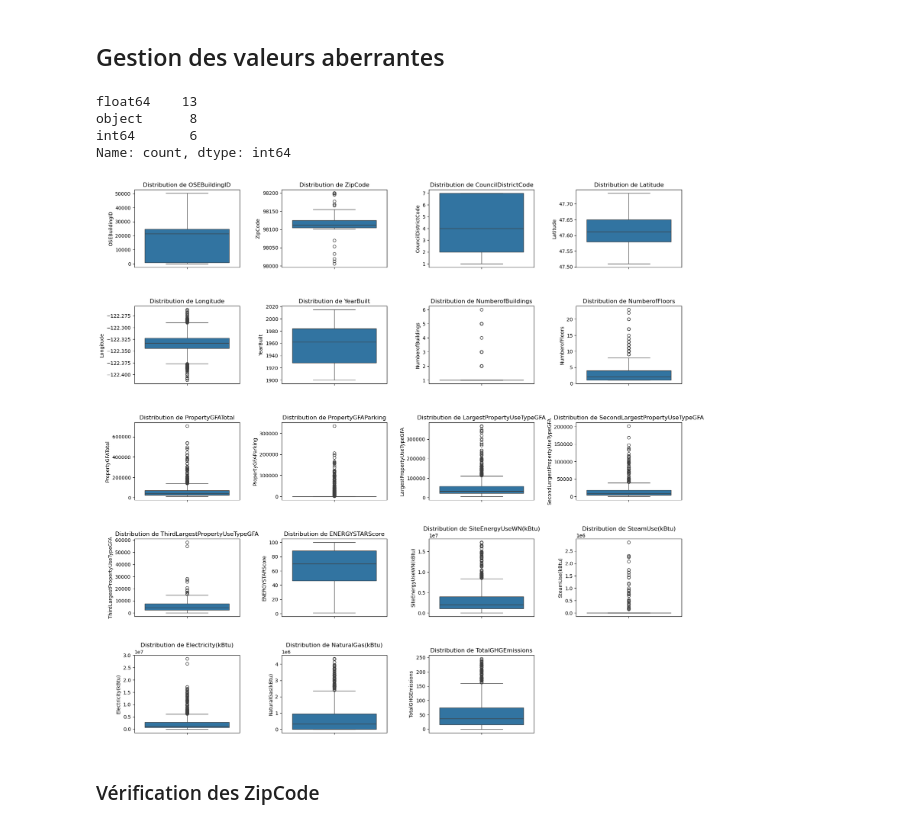
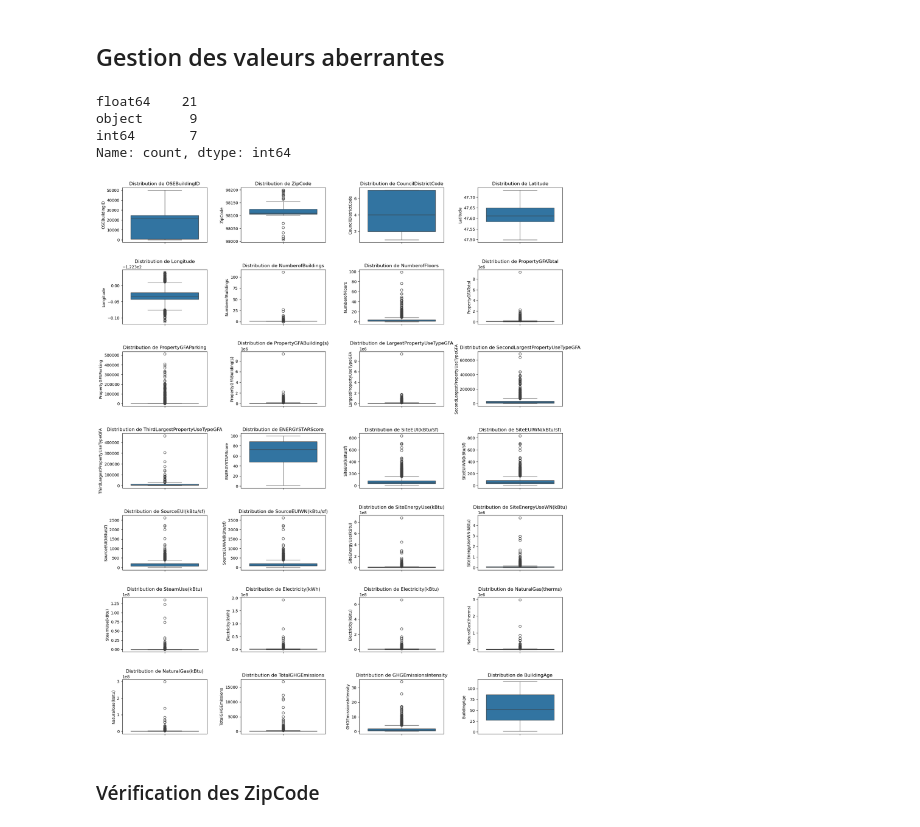
Before and after one commit to Stely-data/OC-Projet-4, a Jupyter notebook: Deveau_Estelle_1_notebook_exploratoire_022024.ipynb, the cells around one changed output. Cells and saved outputs as stored; diff of their text form; code cells hidden in the pictures.

```diff
--- a/Deveau_Estelle_1_notebook_exploratoire_022024.ipynb
+++ b/Deveau_Estelle_1_notebook_exploratoire_022024.ipynb
@@ -212,8 +212,6 @@ Après examen de la liste des variables et de leur définitions (https://data.se
 # %%
-cols_to_drop = ['DataYear', 'City', 'State', 'PropertyName','TaxParcelIdentificationNumber', 'PropertyGFABuilding(s)',
-                'YearsENERGYSTARCertified','SiteEUI(kBtu/sf)','SiteEUIWN(kBtu/sf)','SourceEUI(kBtu/sf)',
-                'SourceEUIWN(kBtu/sf)','SiteEnergyUse(kBtu)','Electricity(kWh)', 'NaturalGas(therms)',
-                'DefaultData','Comments', 'GHGEmissionsIntensity']
+cols_to_drop = ['DataYear', 'City', 'State', 'PropertyName','TaxParcelIdentificationNumber', 'ListOfAllPropertyUseTypes',
+                'YearsENERGYSTARCertified', 'DefaultData','Comments']
 
 # Liste de toutes les colonnes à conserver
 cols_to_keep = data.columns.difference(cols_to_drop)
@@ -410,6 +406,5 @@ Notre étude porte uniquement sur les bâtiments non résidentiel, donc nous sup
 df_filtered = df_filtered[~df_filtered['BuildingType'].str.contains("Multifamily", na=False)].copy()
 df_filtered = df_filtered[~df_filtered['PrimaryPropertyType'].str.contains("Multifamily", na=False)].copy()
 df_filtered = df_filtered[~df_filtered['PrimaryPropertyType'].str.contains("Residence Hall", na=False)].copy()
-df_filtered = df_filtered[~df_filtered['PrimaryPropertyType'].str.contains("Senior Care Community", na=False)].copy()
 df_filtered = df_filtered[~df_filtered['LargestPropertyUseType'].str.contains("Residence Hall/Dormitory", na=False)].copy()
 df_filtered = df_filtered[~df_filtered['LargestPropertyUseType'].str.contains("Lodging", na=False)].copy()
@@ -452,8 +411,3 @@ Nombre de High outlier: 0
-# %%
-df_filtered = df_filtered[~df_filtered['Outlier'].str.contains("Low outlier", na=False)].copy()
-df_filtered = df_filtered[~df_filtered['Outlier'].str.contains("High outlier", na=False)].copy()
-# %%
-df_filtered = df_filtered.drop(columns=['ComplianceStatus','Outlier']).copy()
 # %%
 df_filtered.shape
 # %% [output]
@@ -517,28 +451,28 @@ Ce sont bien deux bâtiments différents (Tour nord et tour sud) donc  il n'y a
 # %%
 df_filtered.dtypes.value_counts()
 # %% [output]
-float64    13
-object      8
-int64       6
+float64    21
+object      9
+int64       7
 Name: count, dtype: int64
 # %%
 # Sélectionner uniquement les colonnes numériques
 numerics_col = df_filtered.select_dtypes(include=['number']).columns
 # Créer une figure avec des sous-graphiques pour chaque colonne numérique
-fig, axes = plt.subplots(nrows=5, ncols=4, figsize=(20,20))
+fig, axes = plt.subplots(nrows=7, ncols=4, figsize=(20,25))
 plt.subplots_adjust(hspace=0.5, wspace=0.4)
 
 for i, (ax, column) in enumerate(zip(axes.flatten(), numerics_col)):
     sns.boxplot(y=df_filtered[column], ax=ax)
     ax.set_title(f'Distribution de {column}')
 
 # Supprimer les axes vides si le nombre de colonnes numériques est inférieur au nombre total d'axes
-for j in range(i + 1, 20):
+for j in range(i + 1, 28):
     fig.delaxes(axes.flatten()[j])
 
 plt.show()
 # %% [output]
-[figure, old version]
+[figure, new version]
 # %% [markdown]
 ### Vérification des ZipCode
 # %%
```
Also changed, not shown: parts of 127 cells of this notebook.
